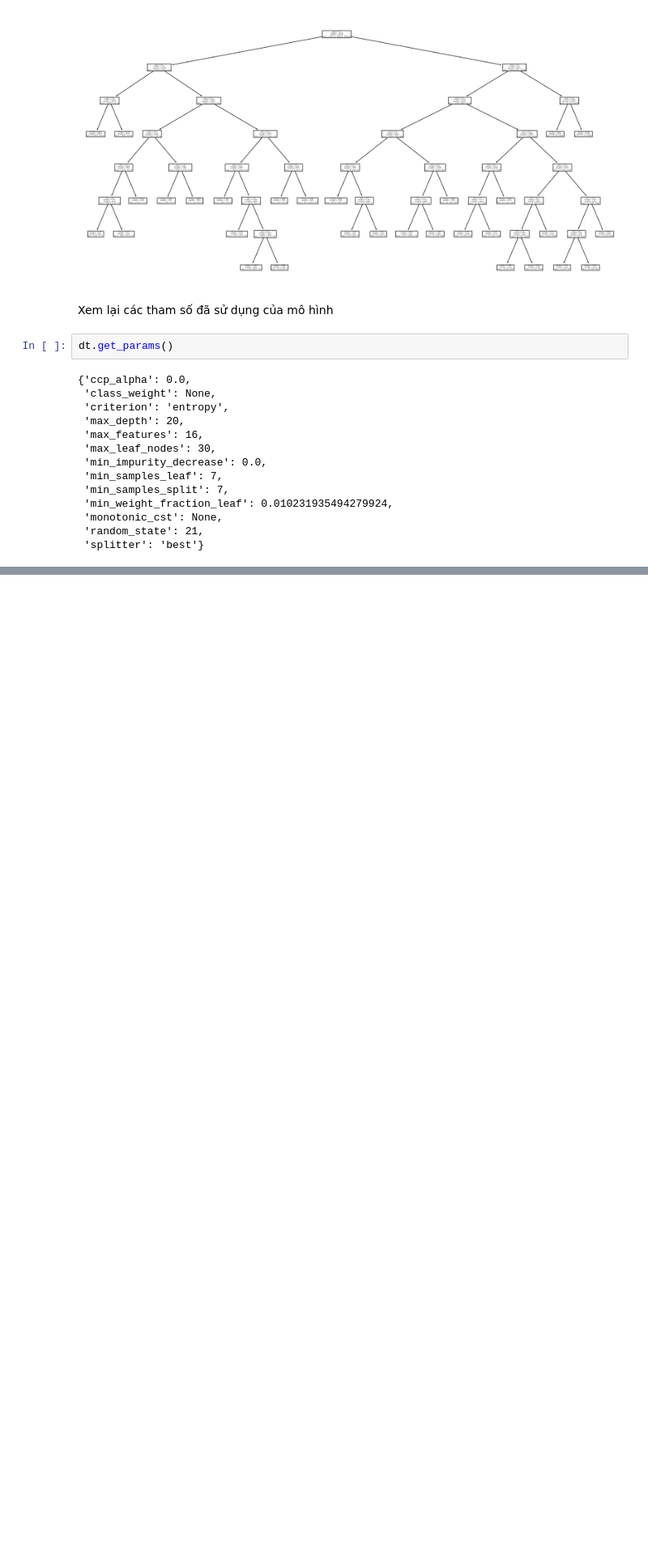
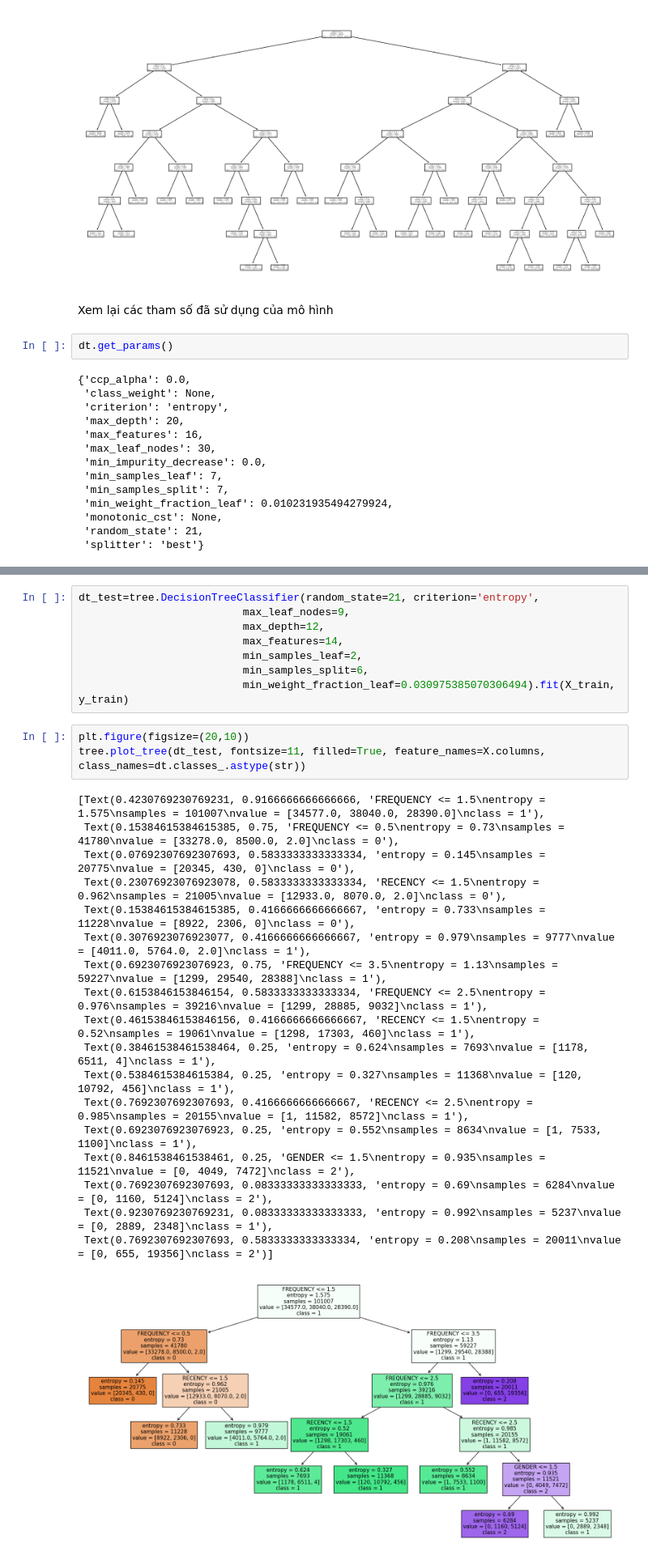
Before and after one commit to tienhai2808/decision-tree-ptdlpython, a Jupyter notebook: DTWATAB.ipynb, the cells around one changed output, grey strips where cells are left out. Shown at 81% size. Drawn from its saved outputs; the diff is of its cells as text; blank space fills up the shorter version.

```diff
--- a/DTWATAB.ipynb
+++ b/DTWATAB.ipynb
@@ -369,0 +374,30 @@ dt.get_params()
+# %%
+dt_test=tree.DecisionTreeClassifier(random_state=21, criterion='entropy',
+                          max_leaf_nodes=9,
+                          max_depth=12,
+                          max_features=14,
+                          min_samples_leaf=2,
+                          min_samples_split=6,
+                          min_weight_fraction_leaf=0.030975385070306494).fit(X_train, y_train)
+# %%
+plt.figure(figsize=(20,10))
+tree.plot_tree(dt_test, fontsize=11, filled=True, feature_names=X.columns, class_names=dt.classes_.astype(str))
+# %% [output]
+[Text(0.4230769230769231, 0.9166666666666666, 'FREQUENCY <= 1.5\nentropy = 1.575\nsamples = 101007\nvalue = [34577.0, 38040.0, 28390.0]\nclass = 1'),
+ Text(0.15384615384615385, 0.75, 'FREQUENCY <= 0.5\nentropy = 0.73\nsamples = 41780\nvalue = [33278.0, 8500.0, 2.0]\nclass = 0'),
+ Text(0.07692307692307693, 0.5833333333333334, 'entropy = 0.145\nsamples = 20775\nvalue = [20345, 430, 0]\nclass = 0'),
+ Text(0.23076923076923078, 0.5833333333333334, 'RECENCY <= 1.5\nentropy = 0.962\nsamples = 21005\nvalue = [12933.0, 8070.0, 2.0]\nclass = 0'),
+ Text(0.15384615384615385, 0.4166666666666667, 'entropy = 0.733\nsamples = 11228\nvalue = [8922, 2306, 0]\nclass = 0'),
+ Text(0.3076923076923077, 0.4166666666666667, 'entropy = 0.979\nsamples = 9777\nvalue = [4011.0, 5764.0, 2.0]\nclass = 1'),
+ Text(0.6923076923076923, 0.75, 'FREQUENCY <= 3.5\nentropy = 1.13\nsamples = 59227\nvalue = [1299, 29540, 28388]\nclass = 1'),
+ Text(0.6153846153846154, 0.5833333333333334, 'FREQUENCY <= 2.5\nentropy = 0.976\nsamples = 39216\nvalue = [1299, 28885, 9032]\nclass = 1'),
+ Text(0.46153846153846156, 0.4166666666666667, 'RECENCY <= 1.5\nentropy = 0.52\nsamples = 19061\nvalue = [1298, 17303, 460]\nclass = 1'),
+ Text(0.38461538461538464, 0.25, 'entropy = 0.624\nsamples = 7693\nvalue = [1178, 6511, 4]\nclass = 1'),
+ Text(0.5384615384615384, 0.25, 'entropy = 0.327\nsamples = 11368\nvalue = [120, 10792, 456]\nclass = 1'),
+ Text(0.7692307692307693, 0.4166666666666667, 'RECENCY <= 2.5\nentropy = 0.985\nsamples = 20155\nvalue = [1, 11582, 8572]\nclass = 1'),
+ Text(0.6923076923076923, 0.25, 'entropy = 0.552\nsamples = 8634\nvalue = [1, 7533, 1100]\nclass = 1'),
+ Text(0.8461538461538461, 0.25, 'GENDER <= 1.5\nentropy = 0.935\nsamples = 11521\nvalue = [0, 4049, 7472]\nclass = 2'),
+ Text(0.7692307692307693, 0.08333333333333333, 'entropy = 0.69\nsamples = 6284\nvalue = [0, 1160, 5124]\nclass = 2'),
+ Text(0.9230769230769231, 0.08333333333333333, 'entropy = 0.992\nsamples = 5237\nvalue = [0, 2889, 2348]\nclass = 1'),
+ Text(0.7692307692307693, 0.5833333333333334, 'entropy = 0.208\nsamples = 20011\nvalue = [0, 655, 19356]\nclass = 2')]
+[figure, added]
```
Also changed, not shown: parts of 2 cells of this notebook, 1 other file.
